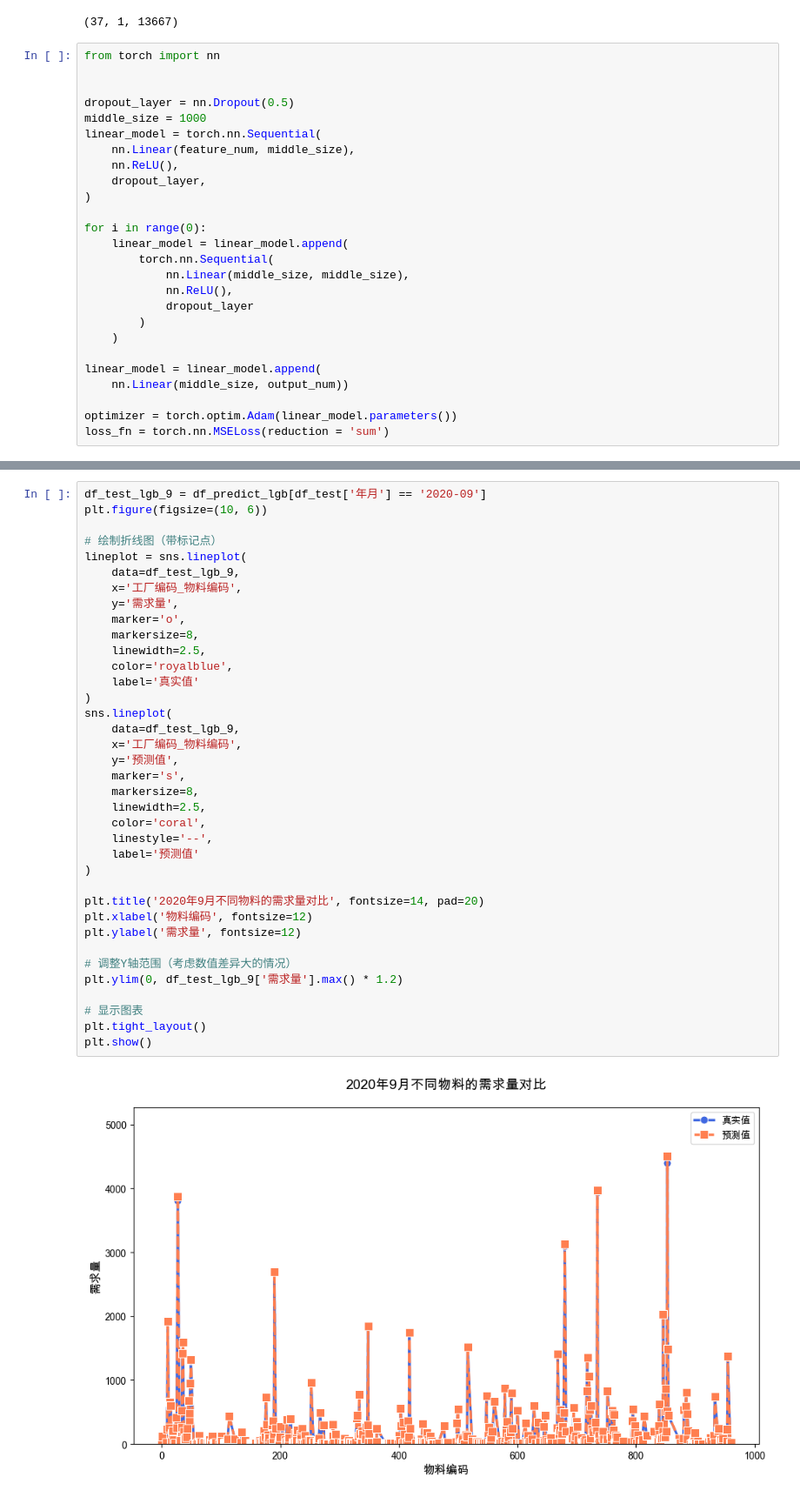
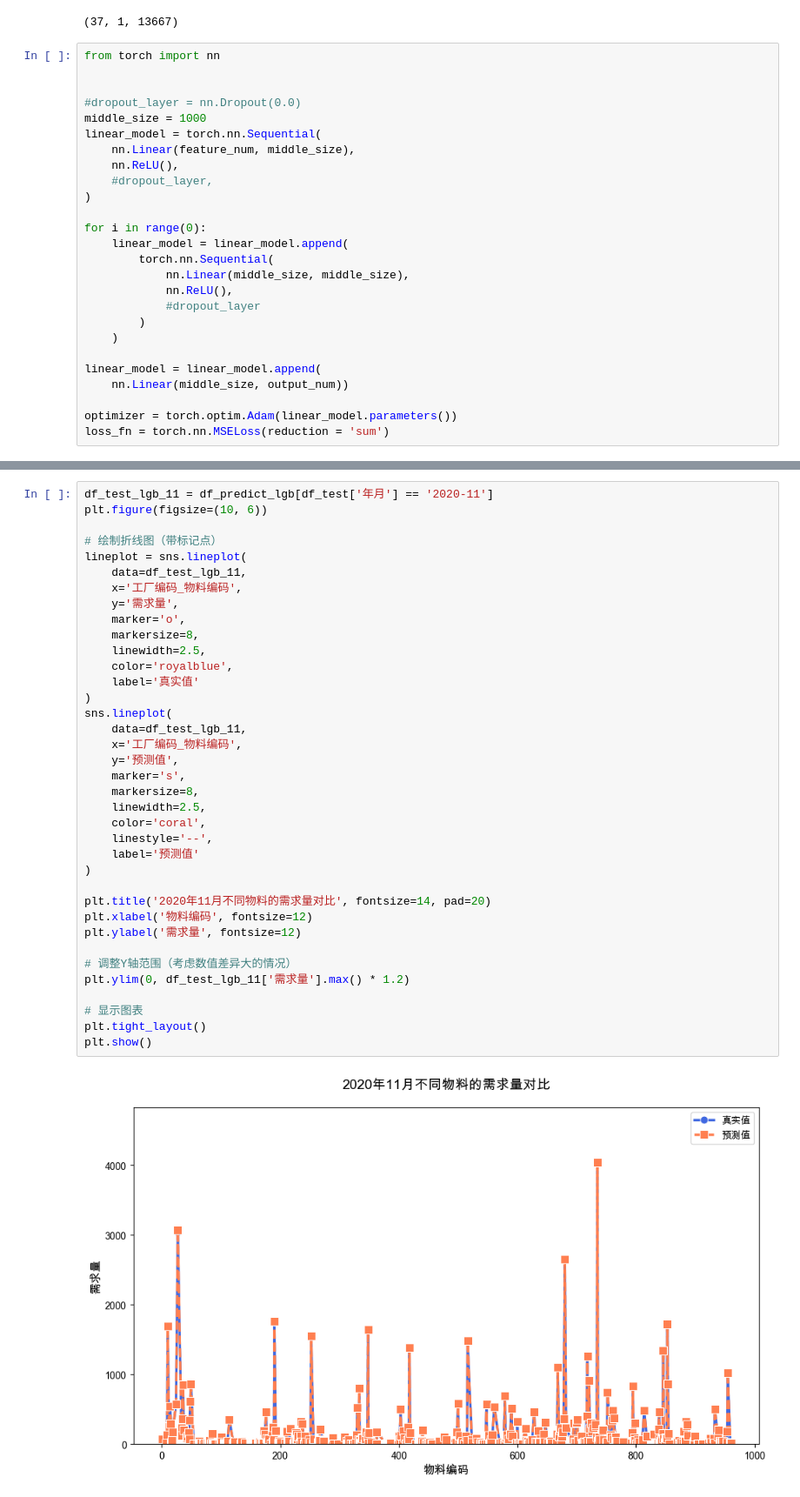
Before and after one commit to djwxfdt/mse-material-predict, a Jupyter notebook: linear.ipynb, the cells around one changed output, grey strips where cells are left out. Shown at 87% size. Cells and saved outputs as stored; diff of their text form.

```diff
--- a/linear.ipynb
+++ b/linear.ipynb
@@ -289,12 +289,12 @@ feature_num, output_num, len(df_train)
 from torch import nn
 
 
-dropout_layer = nn.Dropout(0.5)
+#dropout_layer = nn.Dropout(0.0)
 middle_size = 1000
 linear_model = torch.nn.Sequential(
     nn.Linear(feature_num, middle_size),
     nn.ReLU(),
-    dropout_layer,
+    #dropout_layer,
 )
 
 for i in range(0):
@@ -302,7 +302,7 @@ for i in range(0):
         torch.nn.Sequential(
             nn.Linear(middle_size, middle_size),
             nn.ReLU(),
-            dropout_layer
+            #dropout_layer
         )
     )
 
@@ -376,39 +415,39 @@ df_compare_lgb.describe()
 # %%
-df_test_lgb_9 = df_predict_lgb[df_test['年月'] == '2020-09']
+df_test_lgb_11 = df_predict_lgb[df_test['年月'] == '2020-11']
 plt.figure(figsize=(10, 6))
 
 # 绘制折线图（带标记点）
 lineplot = sns.lineplot(
-    data=df_test_lgb_9,
+    data=df_test_lgb_11,
     x='工厂编码_物料编码',
     y='需求量',
     marker='o',
     markersize=8,
     linewidth=2.5,
     color='royalblue',
     label='真实值'
 )
 sns.lineplot(
-    data=df_test_lgb_9,
+    data=df_test_lgb_11,
     x='工厂编码_物料编码',
     y='预测值',
     marker='s',
     markersize=8,
     linewidth=2.5,
     color='coral',
     linestyle='--',
     label='预测值'
 )
 
-plt.title('2020年9月不同物料的需求量对比', fontsize=14, pad=20)
+plt.title('2020年11月不同物料的需求量对比', fontsize=14, pad=20)
 plt.xlabel('物料编码', fontsize=12)
 plt.ylabel('需求量', fontsize=12)
 
 # 调整Y轴范围（考虑数值差异大的情况）
-plt.ylim(0, df_test_lgb_9['需求量'].max() * 1.2)
+plt.ylim(0, df_test_lgb_11['需求量'].max() * 1.2)
 
 # 显示图表
 plt.tight_layout()
 plt.show()
 # %% [output]
-[figure, old version]
+[figure, new version]
```
Also changed, not shown: parts of 6 cells of this notebook.
